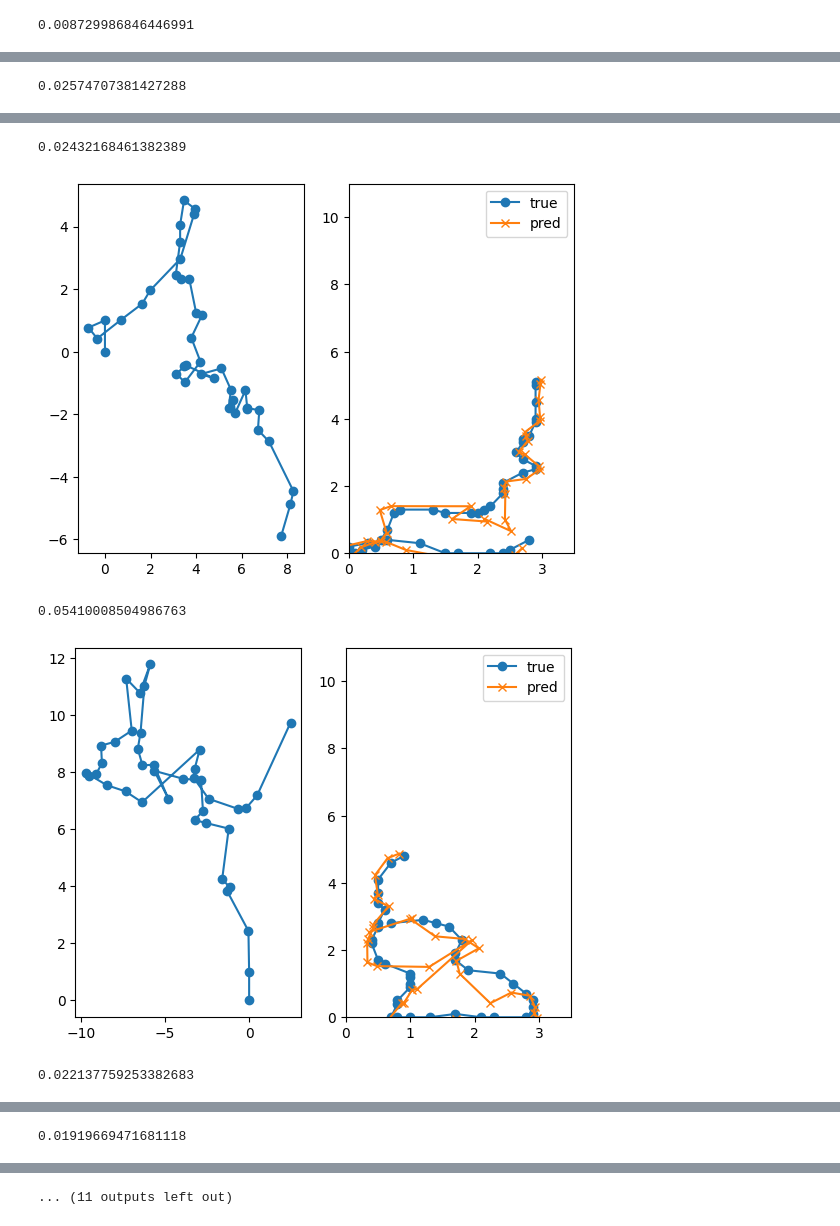
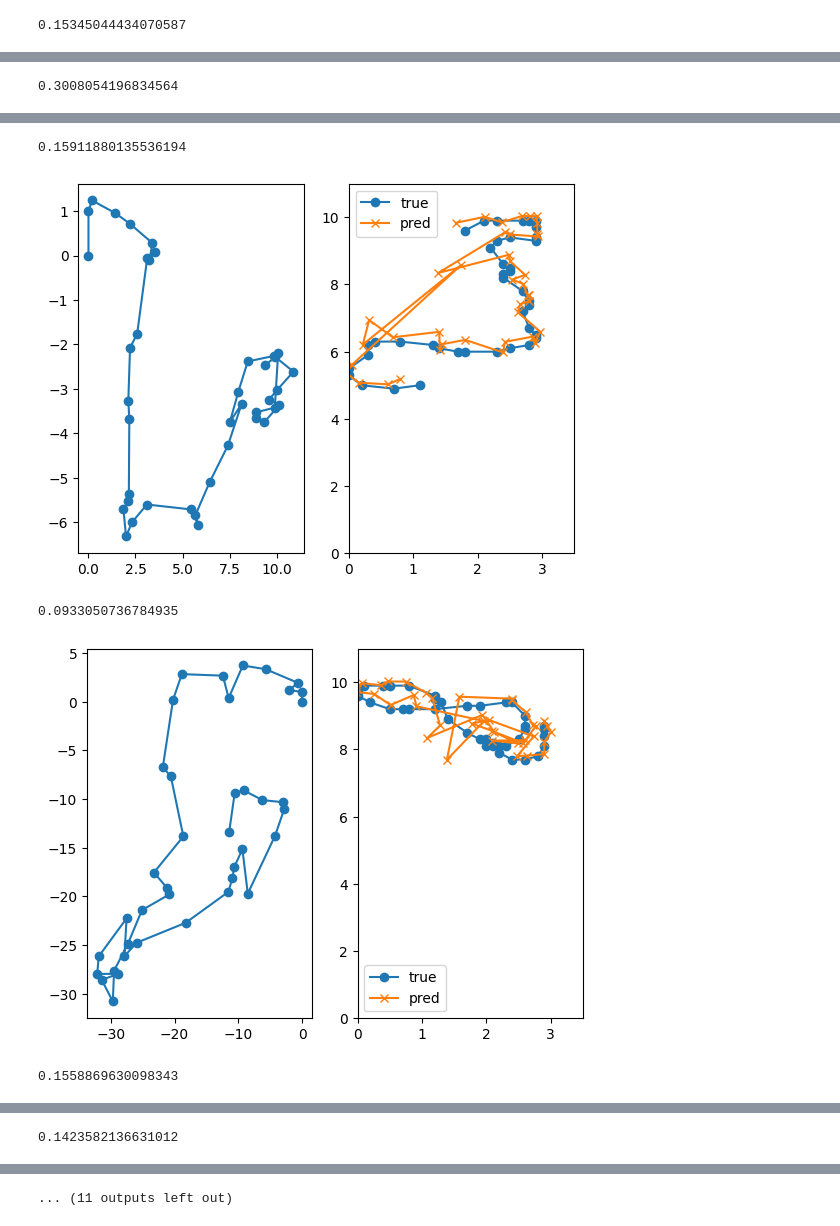
Before and after one commit to hal0309/lab-abci, a Jupyter notebook: _test/show.ipynb, the cells around one changed output, grey strips where cells are left out. Saved outputs shown, nothing was run; the diff lists cells and outputs as text; code cells hidden in the pictures.

Commit message:
home datasetのバリエーションとテストを作成

```diff
--- a/_test/show.ipynb
+++ b/_test/show.ipynb
@@ -23,11 +23,12 @@ import mylib.utils as ut
 import mylib.config as conf
 # %%
 ROOT_PATH = os.path.dirname(os.path.dirname(os.path.abspath("__file__")))
-DF_PATH = os.path.join(ROOT_PATH, "data", "df_test.pickle")
+# DF_PATH = os.path.join(ROOT_PATH, "data", "df_test.pickle")
+DF_PATH = os.path.join(ROOT_PATH, "data", "df_5s_avg.pickle")
 OUTPUT_DIR = os.path.join(ROOT_PATH, "out")
 CONFIG_DIR = os.path.join(ROOT_PATH, "config")
 # %%
-log_dir = Path(r"C:\Users\hal\Documents\lab\abci\out\lightning_logs\2024-08-25-06-06-input_route_rotate_diff")
+log_dir = Path(r"C:\Users\hal\Documents\lab\abci\out\lightning_logs\2024-09-19-00-28-5s_avg_test")
 
 
 cp_path = os.path.join(log_dir, "cp/last.ckpt")
@@ -93,9 +94,9 @@ model.eval()
 loss_list = []
 dist_list = []
 for i in range(10):
-    batch = dm.train_dataset[i]
+    # batch = dm.train_dataset[i]
     # batch = dm.val_dataset[i]
-    # batch = dm.test_dataset[i]
+    batch = dm.test_dataset[i]
 
     x, y = batch
     x = x.unsqueeze(0).cuda()
@@ -103,9 +104,9 @@ for i in range(10):
 
     # mean = 0.0  # 平均
     # std = 0.381  # 標準偏差
-    # x[:, :, 0] += get_random_noise(mean, std, (x.shape[0], x.shape[1]))
-    # x[:, :, 1] += get_random_noise(mean, std, (x.shape[0], x.shape[1]))
-    # x[:, :, 2] += get_random_noise(mean, std, (x.shape[0], x.shape[1]))
+    # x[:, :, 0] += get_random_noise(mean, std, (x.shape[0], x.shape[1])).cuda()
+    # x[:, :, 1] += get_random_noise(mean, std, (x.shape[0], x.shape[1])).cuda()
+    # x[:, :, 2] += get_random_noise(mean, std, (x.shape[0], x.shape[1])).cuda()
 
 
     y_hat = model(x)
@@ -142,4 +143,4 @@ plt.show()
 avg = sum(loss_list) / len(loss_list)
 print(avg)
 # %% [output]
-0.008729986846446991
+0.15345044434070587
@@ -147 +148 @@ print(avg)
-0.02574707381427288
+0.3008054196834564
@@ -149,5 +150,5 @@ print(avg)
-0.02432168461382389
+0.15911880135536194
-[figure, old version]
+[figure, new version]
-0.05410008504986763
+0.0933050736784935
-[figure, old version]
+[figure, new version]
-0.022137759253382683
+0.1558869630098343
@@ -155 +156 @@ print(avg)
-0.01919669471681118
+0.1423582136631012
```
Also changed, not shown: parts of 1 cell of this notebook, 19 other files.
